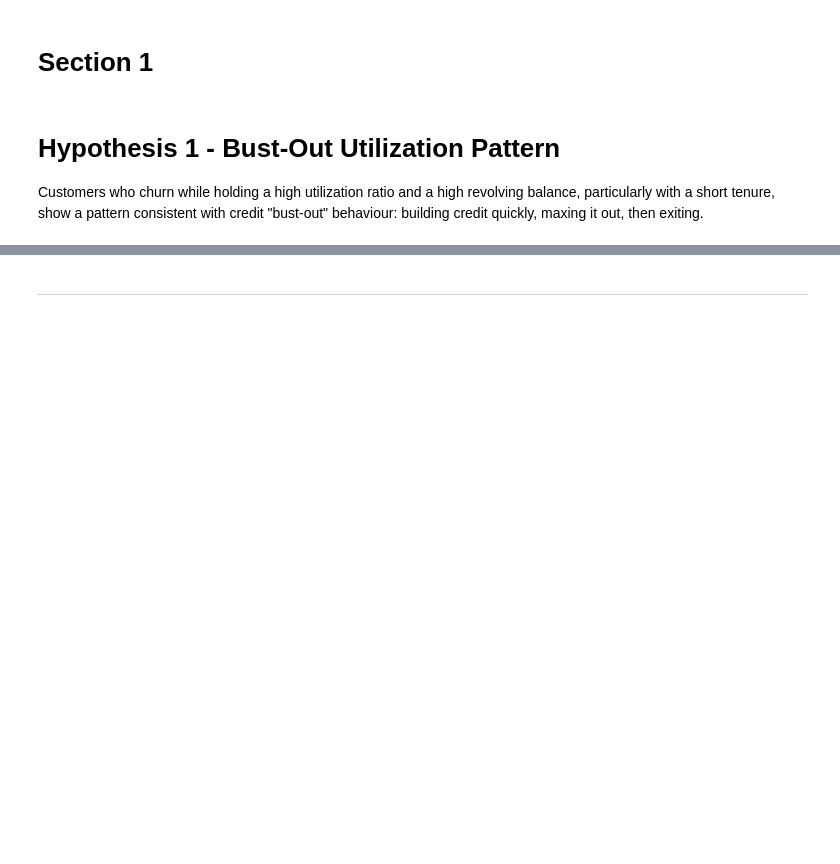
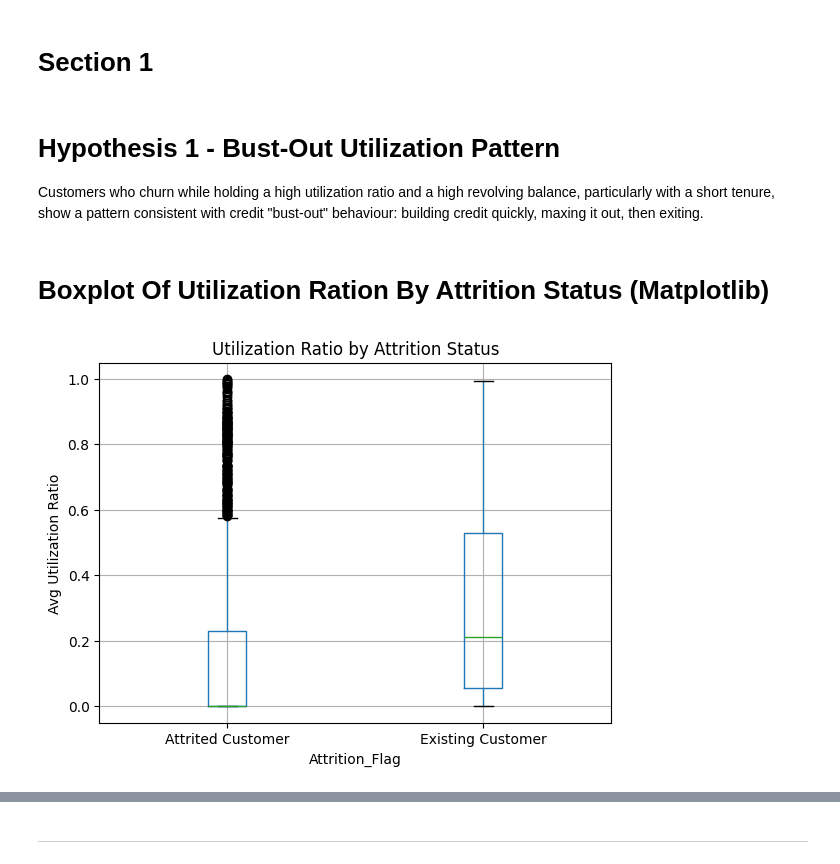
Before and after one commit to Haroon-Code-2026/Credit-Cards-Analysis, a Jupyter notebook: jupyter_notebooks/Data_Visualisation.ipynb, the cells around one changed output, grey strips where cells are left out. Saved outputs shown, nothing was run; the diff lists cells and outputs as text; code cells hidden in the pictures; blank space fills up the shorter version.

Commit message:
hypothessis 2 graphs - changes

```diff
--- a/jupyter_notebooks/Data_Visualisation.ipynb
+++ b/jupyter_notebooks/Data_Visualisation.ipynb
@@ -66,3 +80,13 @@ df_clean.head()
 Customers who churn while holding a high utilization ratio and a high revolving balance,
 particularly with a short tenure, show a pattern consistent with credit "bust-out" behaviour:
 building credit quickly, maxing it out, then exiting.
+# %% [markdown]
+# Boxplot Of Utilization Ration By Attrition Status (Matplotlib)
+# %%
+df_clean.boxplot(column='Avg_Utilization_Ratio', by='Attrition_Flag')
+plt.title('Utilization Ratio by Attrition Status')
+plt.suptitle('')
+plt.ylabel('Avg Utilization Ratio')
+plt.show()
+# %% [output]
+[figure, added]
```
Also changed, not shown: parts of 21 cells of this notebook.
